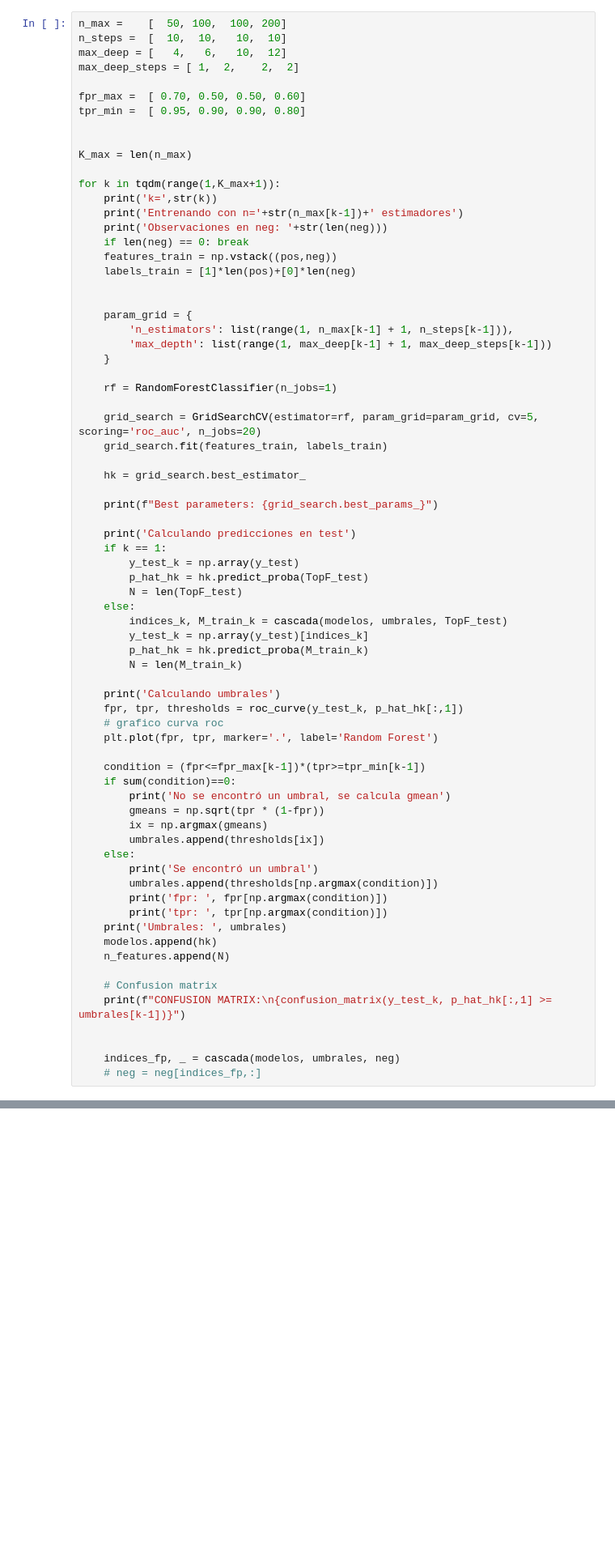
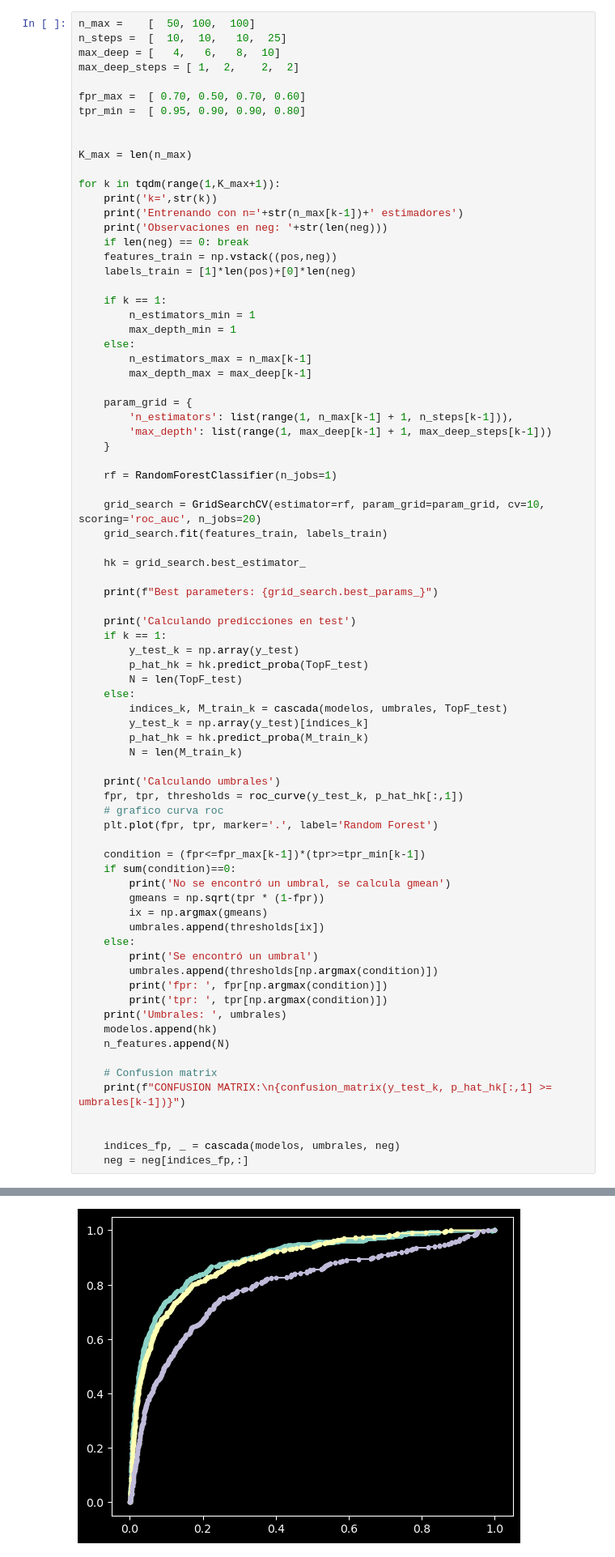
Before and after one commit to BRJoaquin/ml-ia-obligatorio, a Jupyter notebook: face_detector.ipynb, the cells around one changed output, grey strips where cells are left out. Shown at 81% size. Cells and saved outputs as stored; diff of their text form; blank space fills up the shorter version.

```diff
--- a/face_detector.ipynb
+++ b/face_detector.ipynb
@@ -905,12 +905,12 @@ modelos = []
 n_features = []
 umbrales = []
 # %%
-n_max =    [  50, 100,  100, 200]
-n_steps =  [  10,  10,   10,  10]
-max_deep = [   4,   6,   10,  12]
+n_max =    [  50, 100,  100]
+n_steps =  [  10,  10,   10,  25]
+max_deep = [   4,   6,   8,  10]
 max_deep_steps = [ 1,  2,    2,  2]
 
-fpr_max =  [ 0.70, 0.50, 0.50, 0.60]
+fpr_max =  [ 0.70, 0.50, 0.70, 0.60]
 tpr_min =  [ 0.95, 0.90, 0.90, 0.80]
 
 
@@ -924,6 +924,12 @@ for k in tqdm(range(1,K_max+1)):
     features_train = np.vstack((pos,neg))
     labels_train = [1]*len(pos)+[0]*len(neg)
 
+    if k == 1:
+        n_estimators_min = 1
+        max_depth_min = 1
+    else:
+        n_estimators_max = n_max[k-1]
+        max_depth_max = max_deep[k-1]
 
     param_grid = {
         'n_estimators': list(range(1, n_max[k-1] + 1, n_steps[k-1])),
@@ -932,7 +938,7 @@ for k in tqdm(range(1,K_max+1)):
 
     rf = RandomForestClassifier(n_jobs=1)
 
-    grid_search = GridSearchCV(estimator=rf, param_grid=param_grid, cv=5, scoring='roc_auc', n_jobs=20)
+    grid_search = GridSearchCV(estimator=rf, param_grid=param_grid, cv=10, scoring='roc_auc', n_jobs=20)
     grid_search.fit(features_train, labels_train)
 
     hk = grid_search.best_estimator_
@@ -975,7 +981,7 @@ for k in tqdm(range(1,K_max+1)):
 
 
     indices_fp, _ = cascada(modelos, umbrales, neg)
-    # neg = neg[indices_fp,:]
+    neg = neg[indices_fp,:]
 # %% [output]
 k= 1
 Entrenando con n=50 estimadores
@@ -984,3 +1025,4 @@ KeyboardInterrupt:
+[figure, added]
 # %%
 n_features
 # %% [output]
```
Also changed, not shown: parts of 8 cells of this notebook, 1 other file.
